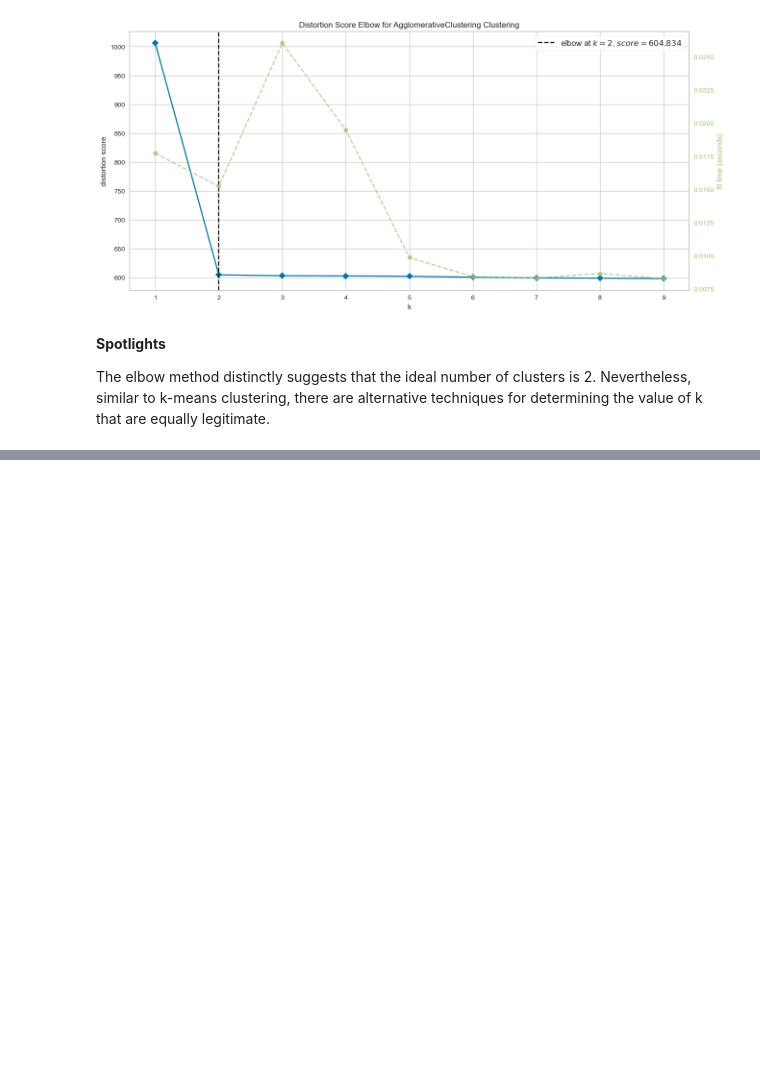
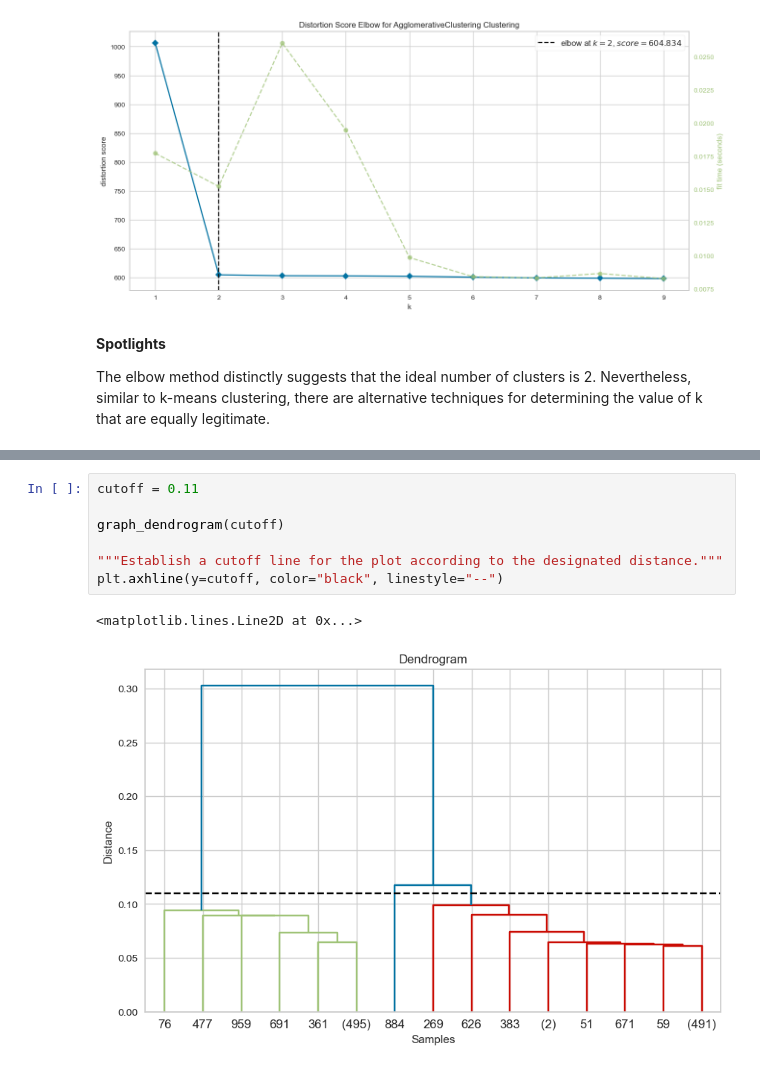
Before and after one commit to tyrantdavis/Hierarchical-Clustering-Model, a Jupyter notebook: hierarchical-clustering-moons.ipynb, the cells around one changed output, grey strips where cells are left out. Cells and saved outputs as stored; diff of their text form; blank space fills up the shorter version.

```diff
--- a/hierarchical-clustering-moons.ipynb
+++ b/hierarchical-clustering-moons.ipynb
@@ -236,0 +269,10 @@ The elbow method distinctly suggests that the ideal number of clusters is 2. Nev
+# %%
+cutoff = 0.11
+
+graph_dendrogram(cutoff)
+
+"""Establish a cutoff line for the plot according to the designated distance."""
+plt.axhline(y=cutoff, color="black", linestyle="--")
+# %% [output]
+<matplotlib.lines.Line2D at 0x...>
+[figure, added]
```
Also changed, not shown: parts of 5 cells of this notebook.
